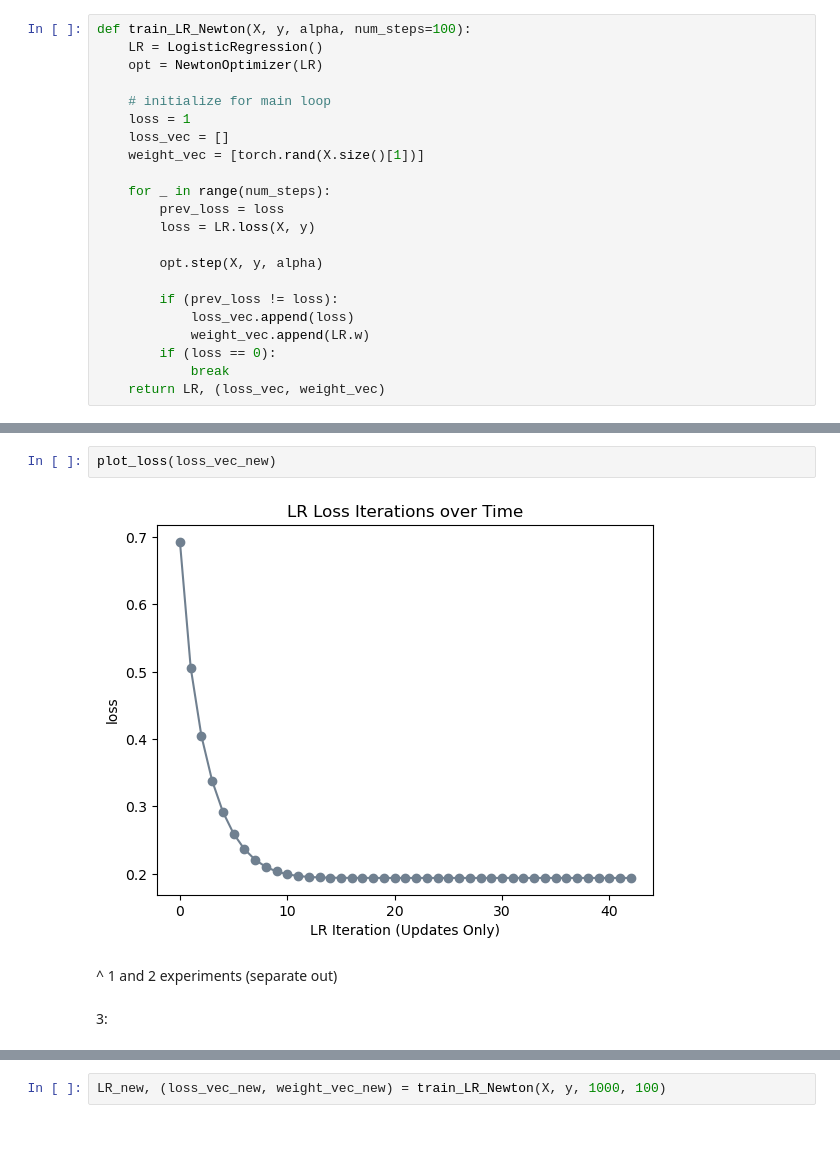
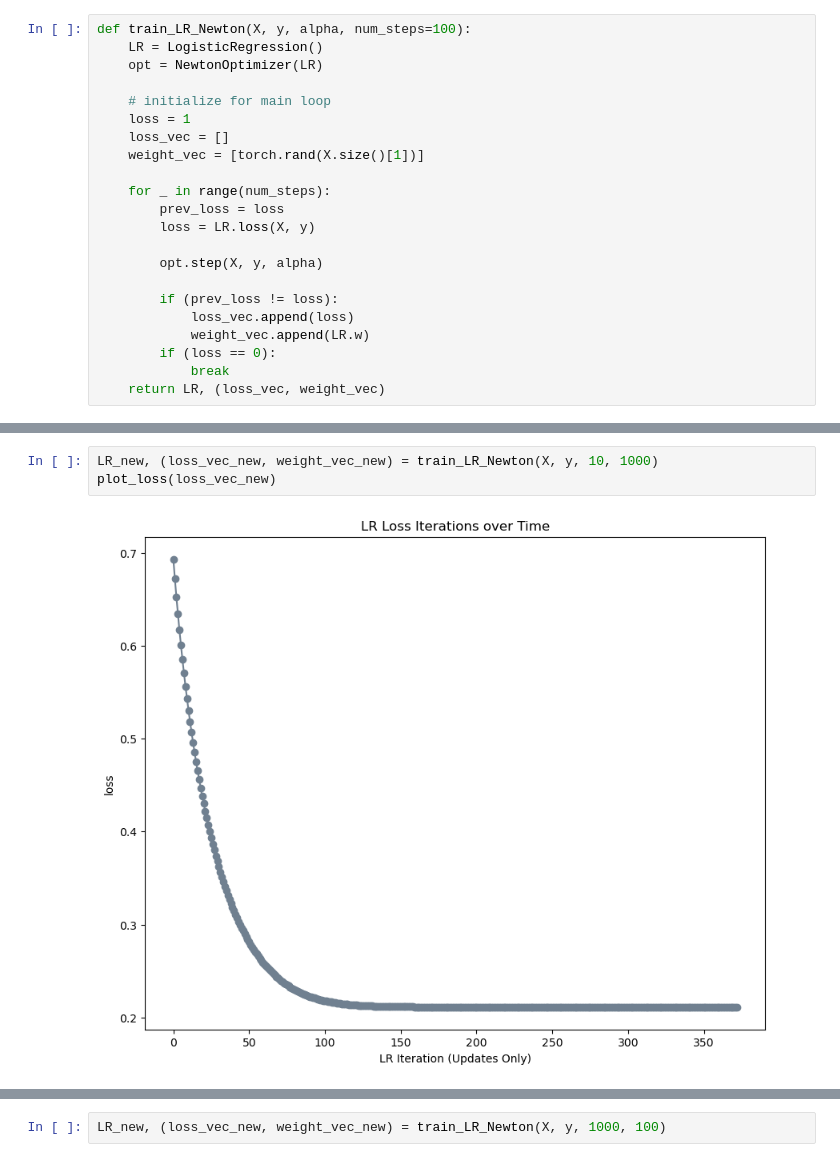
Before and after one commit to jblake05/ml-0451, a Jupyter notebook: posts/newton-optimizer/index.ipynb, the cells around one changed output, grey strips where cells are left out. Cells and saved outputs as stored; diff of their text form; blank space fills up the shorter version.

```diff
--- a/posts/newton-optimizer/index.ipynb
+++ b/posts/newton-optimizer/index.ipynb
@@ -121,8 +163,5 @@ plot_loss(loss_vec_grad)
-# %%
-plot_loss(loss_vec_new)
-# %% [output]
-[figure, removed]
-# %% [markdown]
-^ 1 and 2 experiments (separate out)
-# %% [markdown]
-3:
+# %%
+LR_new, (loss_vec_new, weight_vec_new) = train_LR_Newton(X, y, 10, 1000)
+plot_loss(loss_vec_new)
+# %% [output]
+[figure, added]
```
Also changed, not shown: parts of 36 cells of this notebook, 12 other files.
